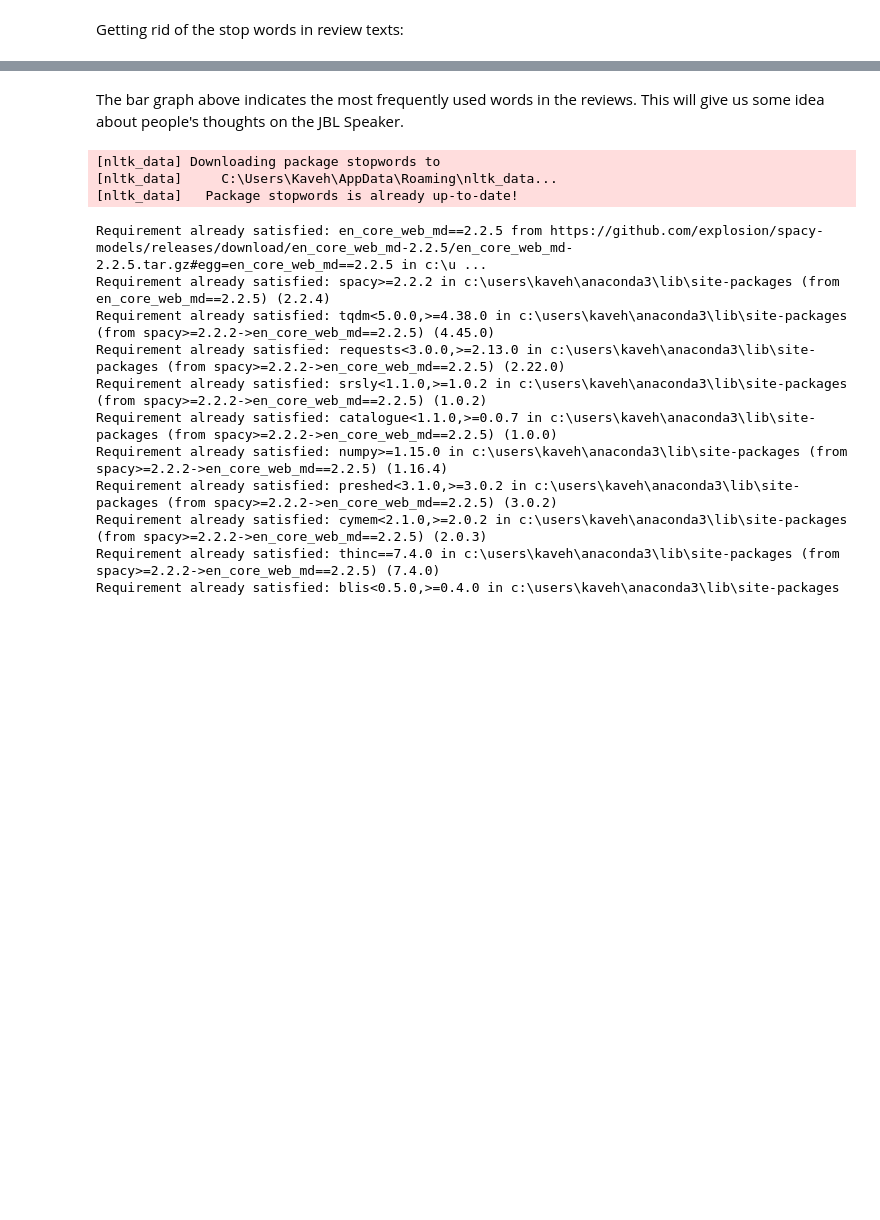
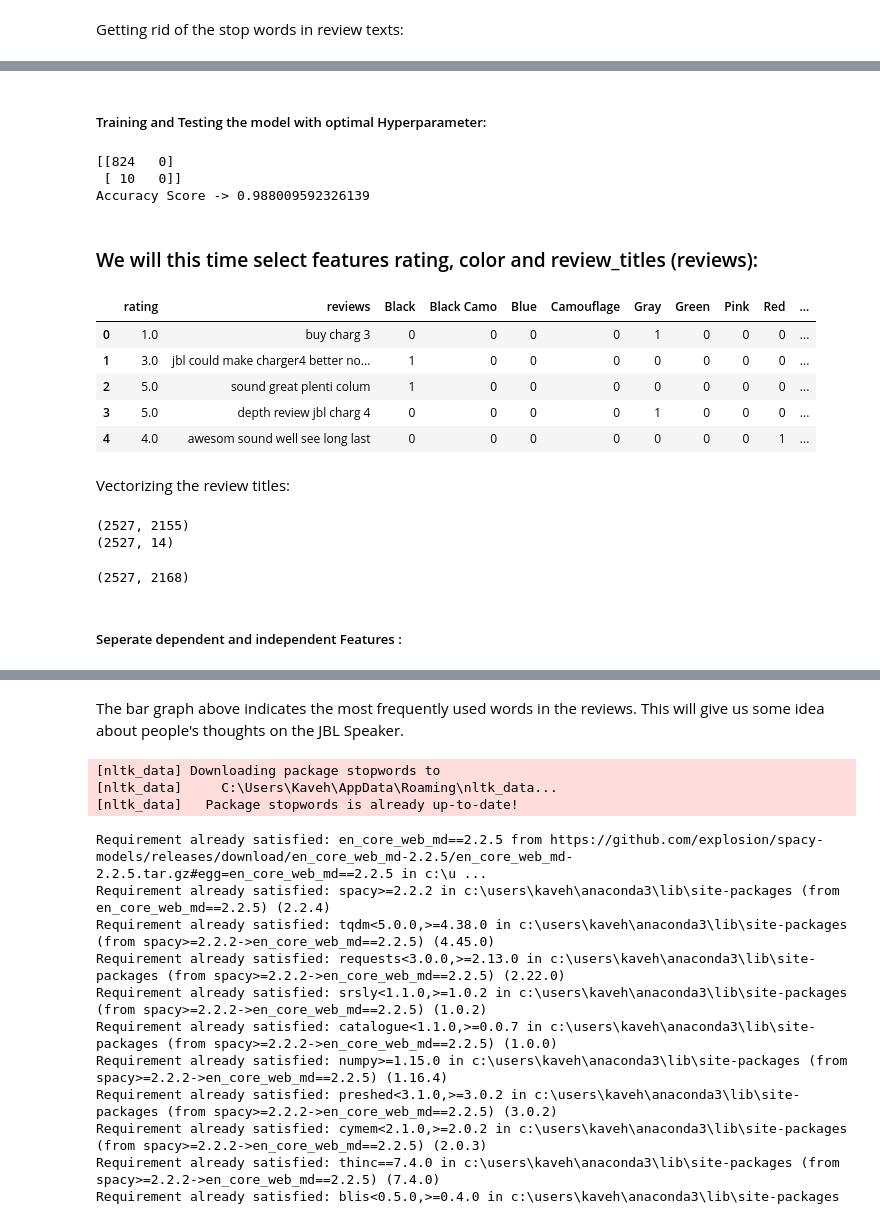
Before and after one commit to kavehamini/Amazon-Review-Analysis-JBL-Charge-4-Speaker-Sentiment-Analysis-NLP, a Jupyter notebook: Machine Learning-NLP-Sentiment Analysis of Amazon reviews for JBL Speaker.ipynb, the cells around one changed output, grey strips where cells are left out. Drawn from its saved outputs; the diff is of its cells as text; code cells hidden in the pictures; blank space fills up the shorter version.

```diff
--- a/Machine Learning-NLP-Sentiment Analysis of Amazon reviews for JBL Speaker.ipynb
+++ b/Machine Learning-NLP-Sentiment Analysis of Amazon reviews for JBL Speaker.ipynb
@@ -440,0 +224,46 @@ MultinomialNB(alpha=0.0001, class_prior=None, fit_prior=True)
+# %% [markdown]
+##### Training and Testing the model with optimal Hyperparameter:
+# %%
+clf = MultinomialNB(alpha=10, class_prior=None, fit_prior=True)
+clf. fit(X_train, y_train)
+print(confusion_matrix(y_test, clf.predict(X_test)))
+print(f"Accuracy Score -> {clf.score(X_test,y_test)}")
+# %% [output]
+[[824   0]
+ [ 10   0]]
+Accuracy Score -> 0.988009592326139
+# %% [markdown]
+### We will this time select features rating, color and review_titles (reviews):
+# %%
+rcr = df[['color', 'rating', 'reviews']]
+from sklearn.utils import resample
+data_majority = rcr[df.feedback == 1]
+data_minority = rcr[df.feedback == 0]
+data_minority_upsampled = resample(data_minority,
+                                   replace=True,n_samples=2500,random_state=123)
+data_upsampled = pd.concat([data_majority, data_minority_upsampled])
+rcrfinal = pd.concat([data_upsampled,
+                   pd.get_dummies(data_upsampled['color'],sparse=True)], axis=1)
+
+rcrfinal.shape
+
+rcrfinal.drop(['color'], axis=1, inplace=True)
+rcrfinal.head()
+# %% [output]
+|  | rating | reviews | Black | Black Camo | Blue | Camouflage | Gray | Green | Pink | Red | ... |
+| 0 | 1.0 | buy charg 3 | 0 | 0 | 0 | 0 | 1 | 0 | 0 | 0 | ... |
+| 1 | 3.0 | jbl could make charger4 better no... | 1 | 0 | 0 | 0 | 0 | 0 | 0 | 0 | ... |
+| 2 | 5.0 | sound great plenti colum | 1 | 0 | 0 | 0 | 0 | 0 | 0 | 0 | ... |
+| 3 | 5.0 | depth review jbl charg 4 | 0 | 0 | 0 | 0 | 1 | 0 | 0 | 0 | ... |
+| 4 | 4.0 | awesom sound well see long last | 0 | 0 | 0 | 0 | 0 | 0 | 0 | 1 | ... |
+# %% [markdown]
+Vectorizing the review titles:
+# %%
+count_vect = CountVectorizer(ngram_range=(1,2))
+final_counts = count_vect.fit_transform(rcrfinal['reviews'].values)
+print(final_counts.get_shape())
+print(rcrfinal.shape)
+rcrfinal.drop(['reviews'],axis=1,inplace=True)
+# %% [output]
+(2527, 2155)
+(2527, 14)
@@ -440,0 +273,6 @@ MultinomialNB(alpha=0.0001, class_prior=None, fit_prior=True)
+# %%
+rcrfinal_df.shape
+# %% [output]
+(2527, 2168)
+# %% [markdown]
+##### Seperate dependent and independent Features :
```
Also changed, not shown: parts of 53 cells of this notebook.
